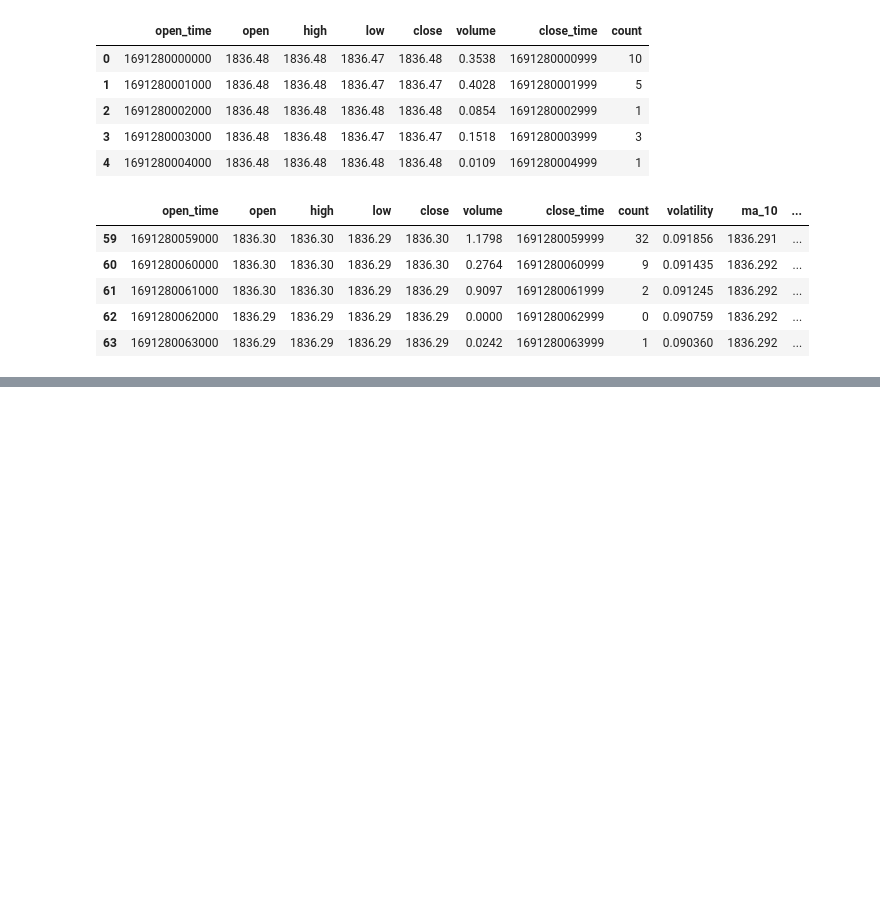
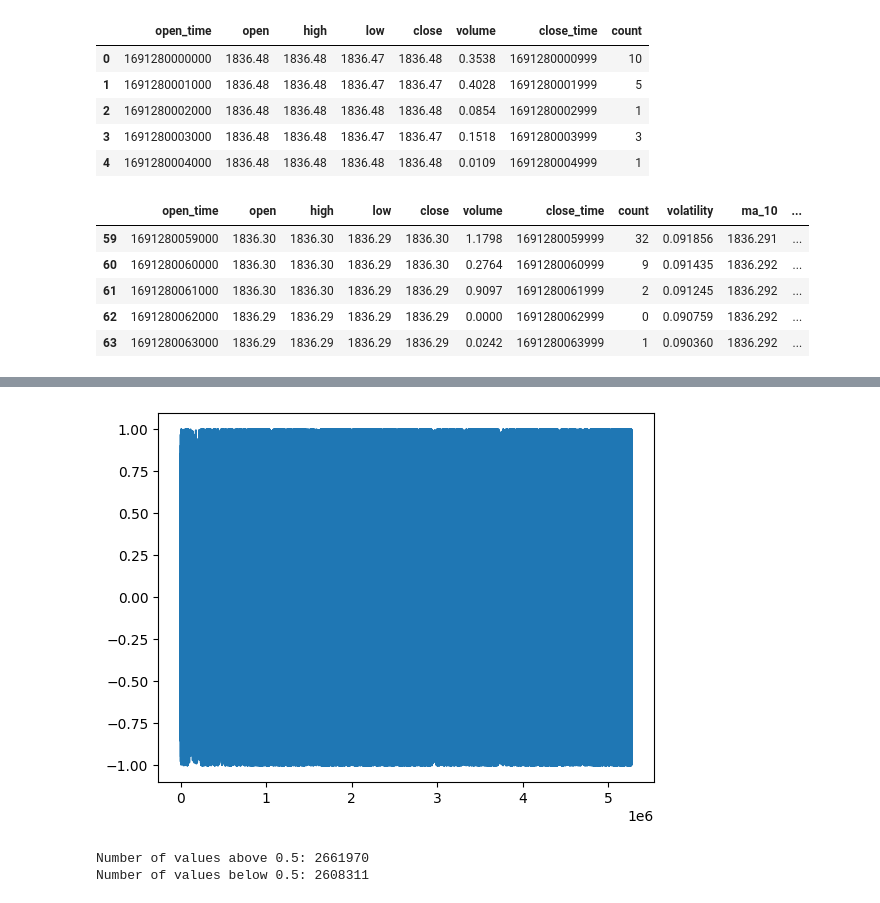
Before and after one commit to Yarden92/EM-stocks, a Jupyter notebook: ml_explorer.ipynb, the cells around one changed output, grey strips where cells are left out. Saved outputs shown, nothing was run; the diff lists cells and outputs as text; code cells hidden in the pictures; blank space fills up the shorter version.

```diff
--- a/ml_explorer.ipynb
+++ b/ml_explorer.ipynb
@@ -95,0 +74,28 @@ df[['close', 'future_return', 'target']].head(15)
+# %%
+# based on the plot, we can see that the values are centered around 0 (even if linearly normalized)
+# this will cause the next labeling step into inbalanced classes
+# lets scale the values such that we'll have equal number of values above and below 0.5
+# we'll do that by strech the signal towards the edges (-1 and 1) using parametric sigmoid function
+
+import numpy as np
+
+
+k = 5 # sigmoid function parameter
+
+# stretch the signal towards the edges
+x = df['current_trend']
+x = 1 / (1 + np.exp(-k*x)) # values -> 0 to 1
+x = 2*(x - 0.5) # values -> -1 to 1
+df['current_trend_scaled'] = x
+
+# plot the normalized values
+df['current_trend_scaled'].plot()
+plt.show()
+
+# count the number of values with absolute value greater than 0.5
+print('Number of values above 0.5:', len(df[df['current_trend_scaled'].abs() > 0.5]))
+print('Number of values below 0.5:', len(df[df['current_trend_scaled'].abs() < 0.5]))
+# %% [output]
+[figure, added]
+Number of values above 0.5: 2661970
+Number of values below 0.5: 2608311
```
Also changed, not shown: parts of 12 cells of this notebook, 1 other file.
